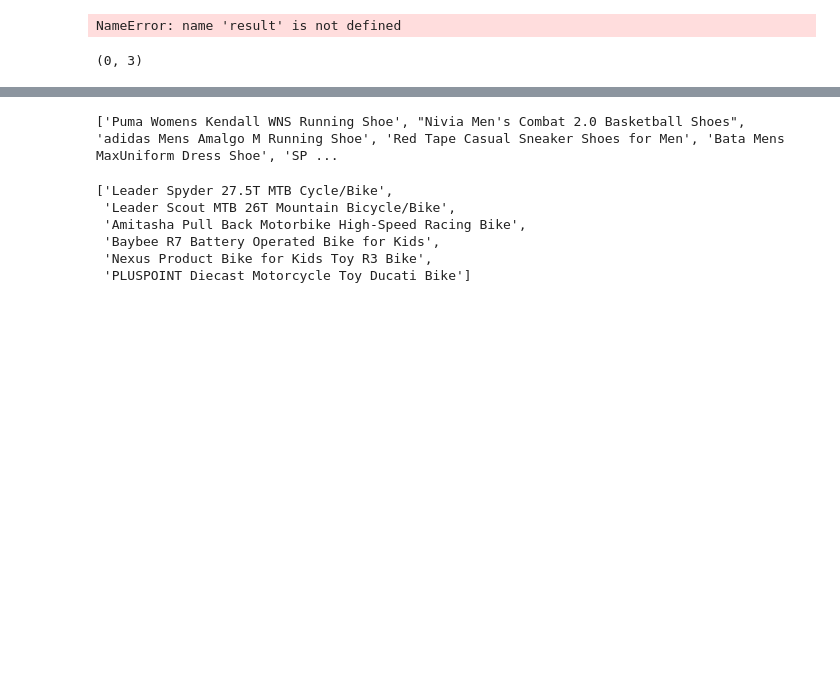
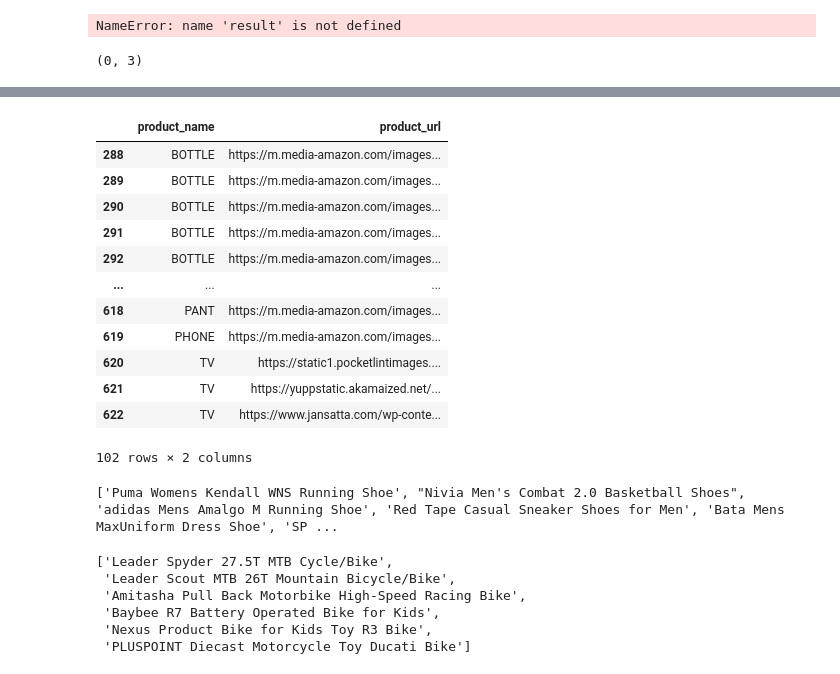
Before and after one commit to Shreyash-Pardhi/Python_Practice, a Jupyter notebook: Python/Assessment-2 (GOOGLE VISION API)/demo.ipynb, the cells around one changed output, grey strips where cells are left out. Drawn from its saved outputs; the diff is of its cells as text; code cells hidden in the pictures; blank space fills up the shorter version.

```diff
--- a/Python/Assessment-2 (GOOGLE VISION API)/demo.ipynb
+++ b/Python/Assessment-2 (GOOGLE VISION API)/demo.ipynb
@@ -366,0 +453,18 @@ print(hehehe.to_string())
+# %%
+nnnew = hehehe.iloc[288:]
+nnnew = nnnew[['product_name','product_url']]
+nnnew
+# %% [output]
+|  | product_name | product_url |
+| 288 | BOTTLE | https://m.media-amazon.com/images... |
+| 289 | BOTTLE | https://m.media-amazon.com/images... |
+| 290 | BOTTLE | https://m.media-amazon.com/images... |
+| 291 | BOTTLE | https://m.media-amazon.com/images... |
+| 292 | BOTTLE | https://m.media-amazon.com/images... |
+| ... | ... | ... |
+| 618 | PANT | https://m.media-amazon.com/images... |
+| 619 | PHONE | https://m.media-amazon.com/images... |
+| 620 | TV | https://static1.pocketlintimages.... |
+| 621 | TV | https://yuppstatic.akamaized.net/... |
+| 622 | TV | https://www.jansatta.com/wp-conte... |
+102 rows × 2 columns
```
Also changed, not shown: parts of 14 cells of this notebook, 12 other files.
